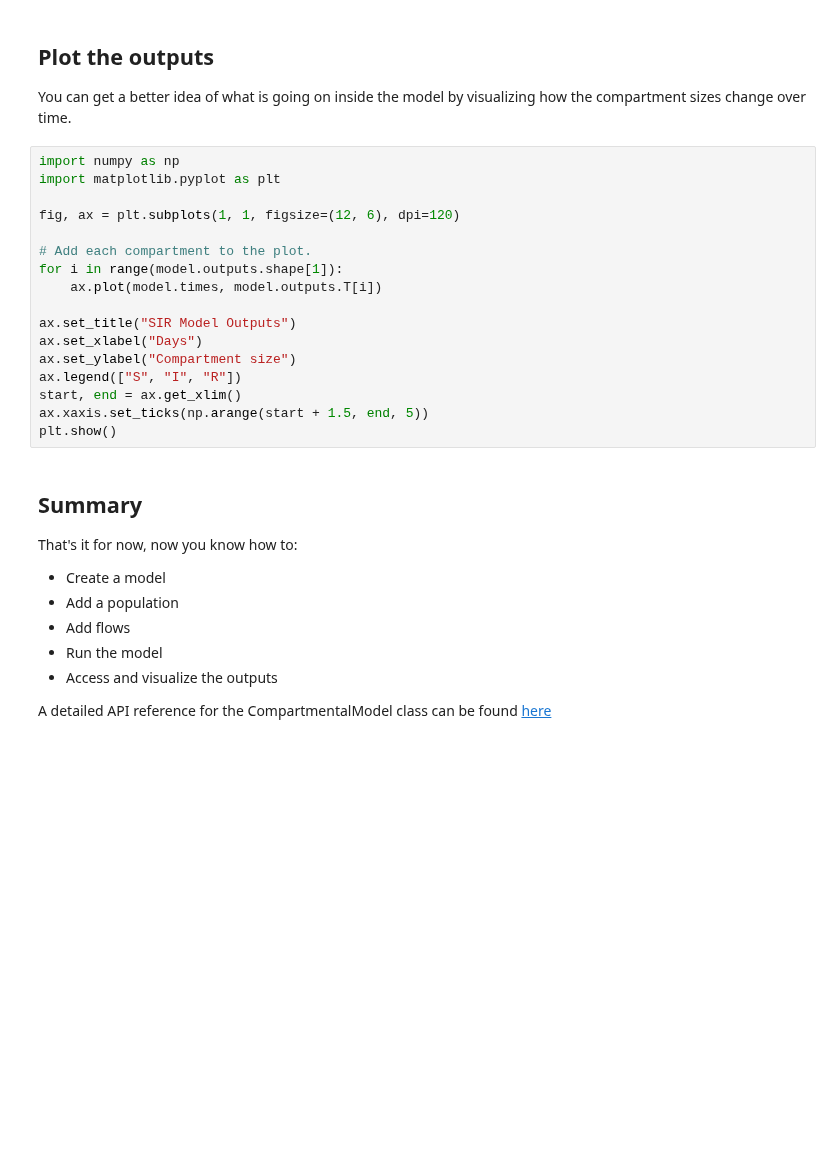
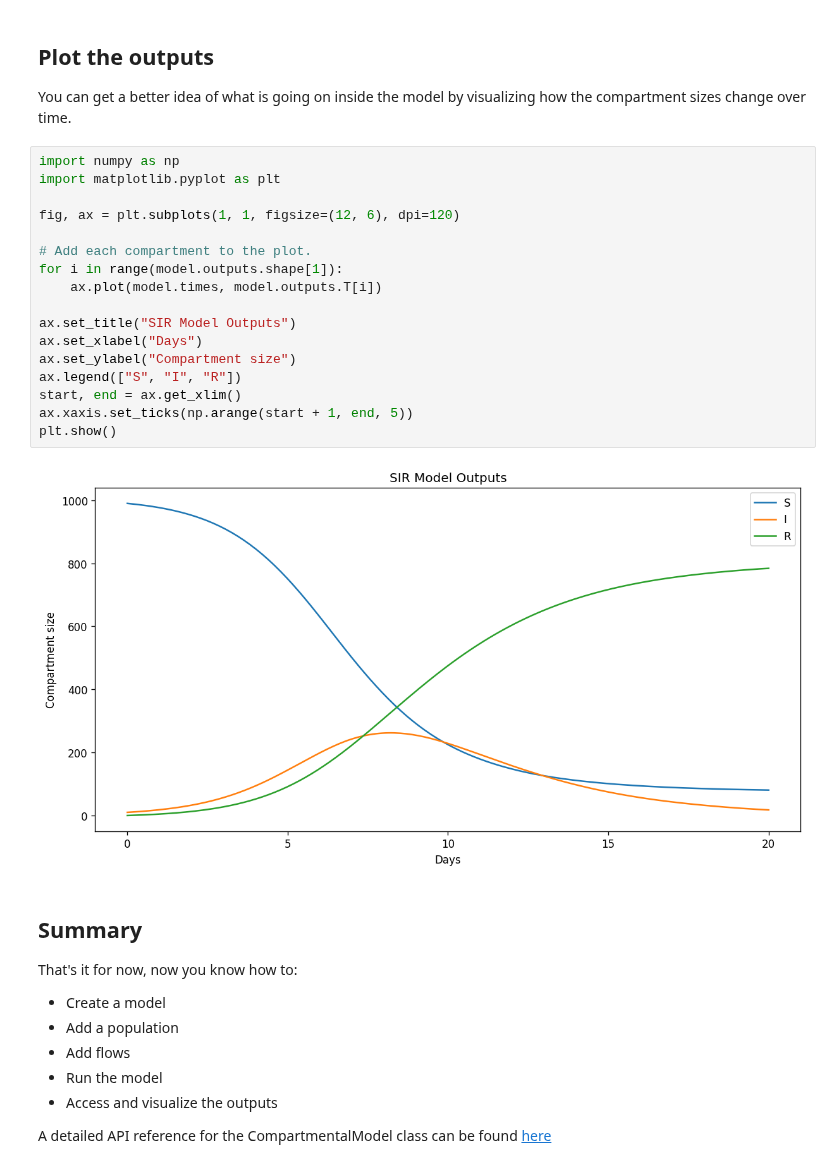
Before and after one commit to monash-emu/summer, a Jupyter notebook: docs/examples/1-basic-model.ipynb, the cells around one changed output. Saved outputs shown, nothing was run; the diff lists cells and outputs as text; blank space fills up the shorter version.

```diff
--- a/docs/examples/1-basic-model.ipynb
+++ b/docs/examples/1-basic-model.ipynb
@@ -84,20 +126,22 @@ You can get a better idea of what is going on inside the model by visualizing ho
 # %%
 import numpy as np
 import matplotlib.pyplot as plt
 
 fig, ax = plt.subplots(1, 1, figsize=(12, 6), dpi=120)
 
 # Add each compartment to the plot.
 for i in range(model.outputs.shape[1]):
     ax.plot(model.times, model.outputs.T[i])
 
 ax.set_title("SIR Model Outputs")
 ax.set_xlabel("Days")
 ax.set_ylabel("Compartment size")
 ax.legend(["S", "I", "R"])
 start, end = ax.get_xlim()
-ax.xaxis.set_ticks(np.arange(start + 1.5, end, 5))
+ax.xaxis.set_ticks(np.arange(start + 1, end, 5))
 plt.show()
+# %% [output]
+[figure, added]
 # %% [markdown]
 ## Summary
 
```
Also changed, not shown: parts of 5 cells of this notebook, 1 other file.
